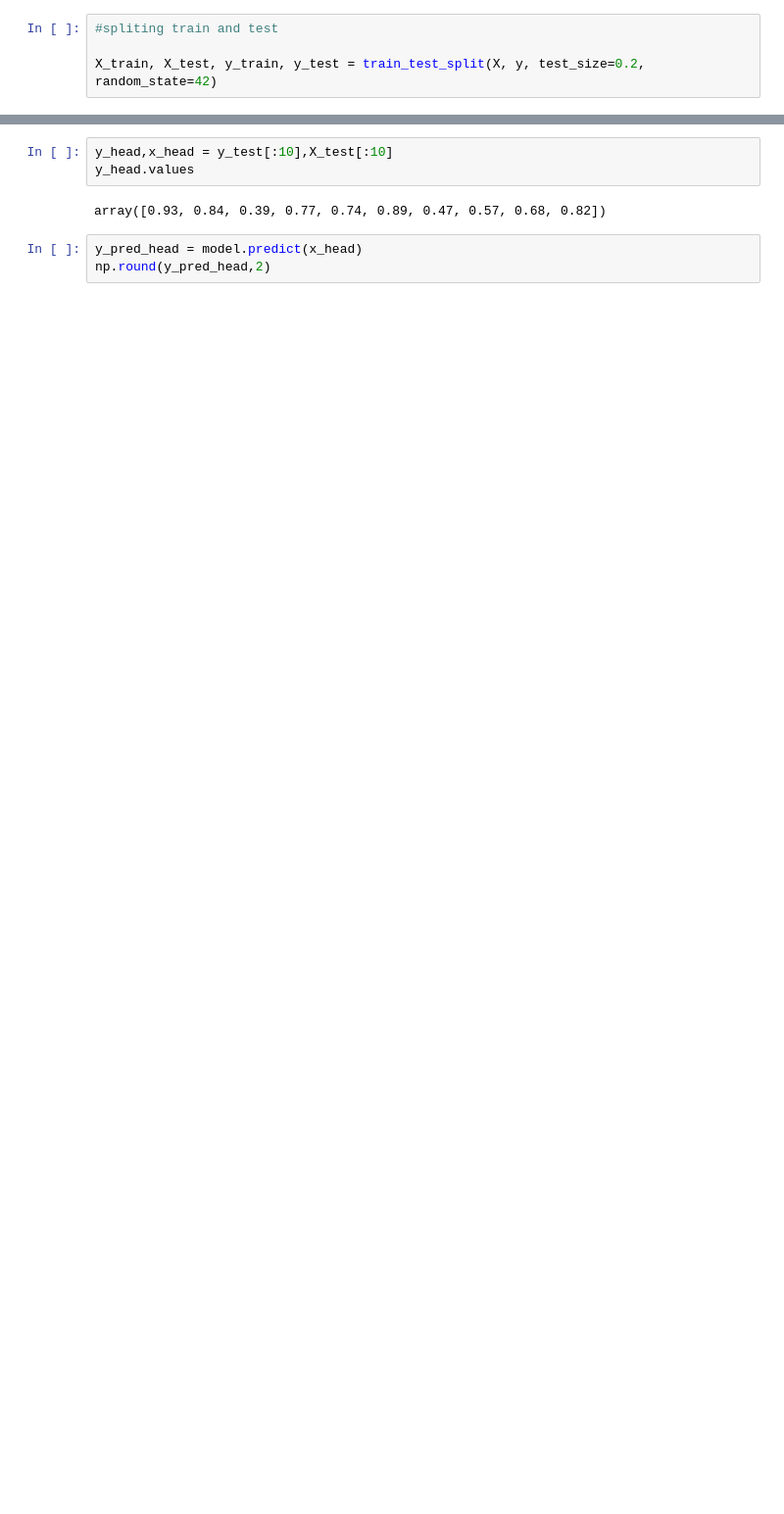
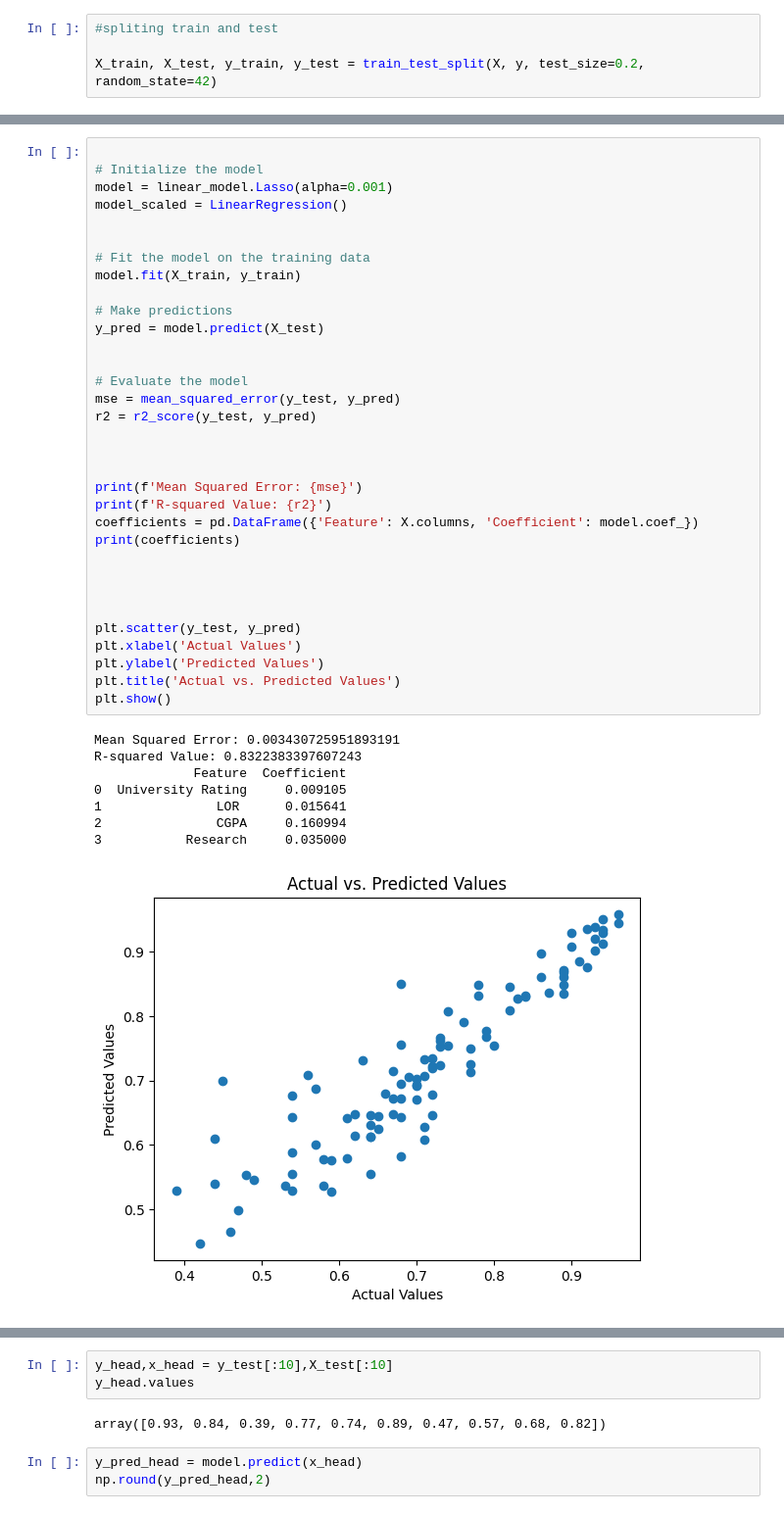
Before and after one commit to ashishkumarsaklani/Jam-project, a Jupyter notebook: Jamboree_Linear_Model.ipynb, the cells around one changed output, grey strips where cells are left out. Shown: that part at 98% size. Cells and saved outputs as stored; diff of their text form; blank space fills up the shorter version.

```diff
--- a/Jamboree_Linear_Model.ipynb
+++ b/Jamboree_Linear_Model.ipynb
@@ -185,0 +224,42 @@ Index(['GRE Score', 'TOEFL Score', 'University Rating', 'SOP', 'LOR ', 'CGPA',
+# %%
+
+# Initialize the model
+model = linear_model.Lasso(alpha=0.001)
+model_scaled = LinearRegression()
+
+
+# Fit the model on the training data
+model.fit(X_train, y_train)
+
+# Make predictions
+y_pred = model.predict(X_test)
+
+
+# Evaluate the model
+mse = mean_squared_error(y_test, y_pred)
+r2 = r2_score(y_test, y_pred)
+
+
+
+print(f'Mean Squared Error: {mse}')
+print(f'R-squared Value: {r2}')
+coefficients = pd.DataFrame({'Feature': X.columns, 'Coefficient': model.coef_})
+print(coefficients)
+
+
+
+
+plt.scatter(y_test, y_pred)
+plt.xlabel('Actual Values')
+plt.ylabel('Predicted Values')
+plt.title('Actual vs. Predicted Values')
+plt.show()
+# %% [output]
+Mean Squared Error: 0.003430725951893191
+R-squared Value: 0.8322383397607243
+             Feature  Coefficient
+0  University Rating     0.009105
+1               LOR      0.015641
+2               CGPA     0.160994
+3           Research     0.035000
+[figure, added]
```
Also changed, not shown: parts of 36 cells of this notebook.
